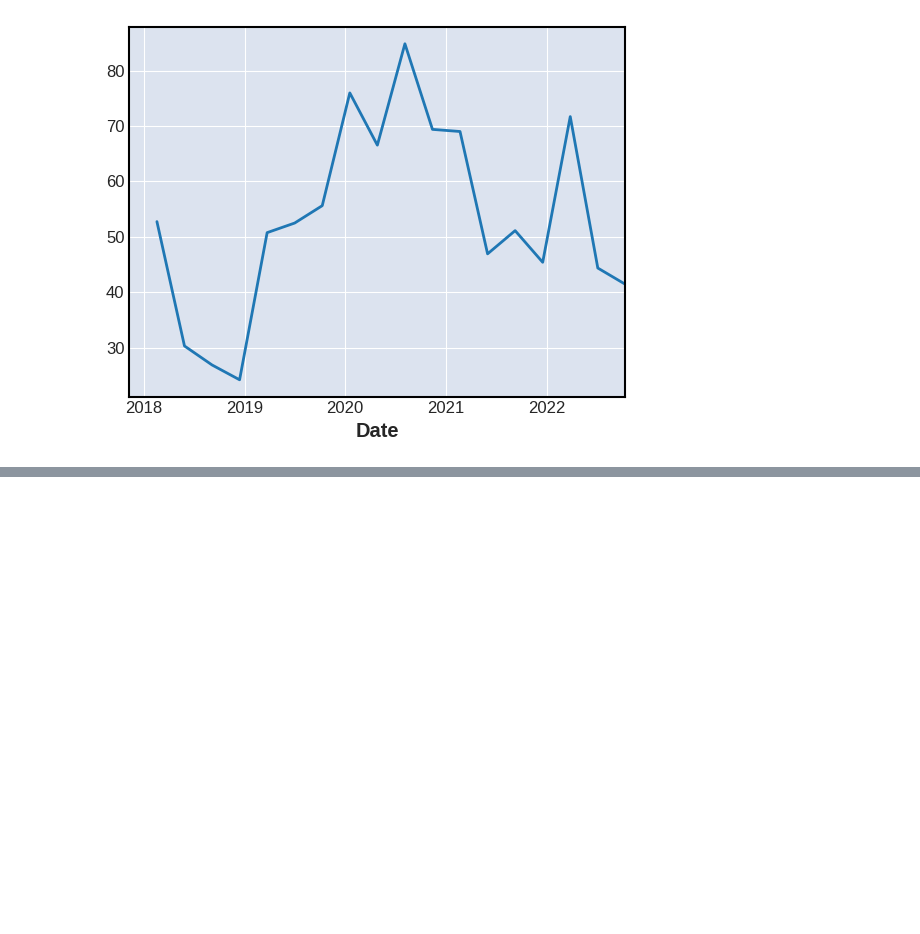
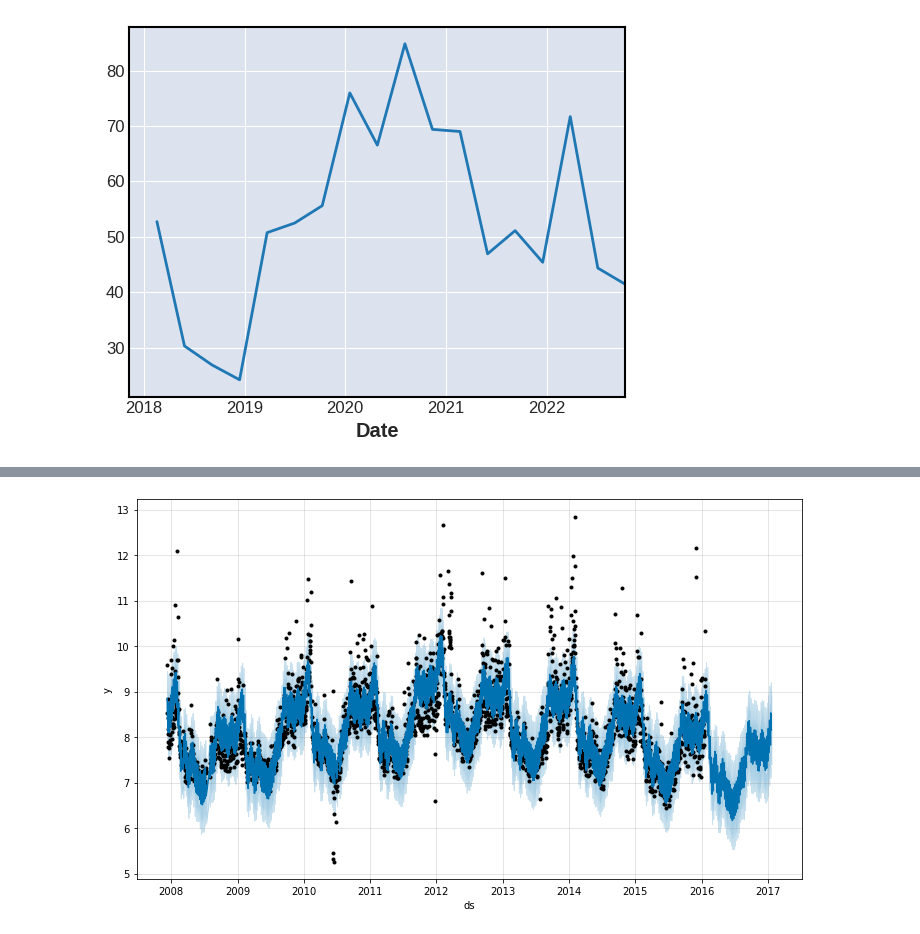
Before and after one commit to pattanps/ppm2-ML-AI-course, a Jupyter notebook: ppm2ml_finance.ipynb, the cells around one changed output, grey strips where cells are left out. Saved outputs shown, nothing was run; the diff lists cells and outputs as text; code cells hidden in the pictures; blank space fills up the shorter version.

```diff
--- a/ppm2ml_finance.ipynb
+++ b/ppm2ml_finance.ipynb
@@ -159,0 +183,6 @@ rsi[::100].plot()
+# %%
+import pandas as pd
+from prophet import Prophet
+
+df = pd.read_csv('https://raw.githubusercontent.com/facebook/prophet/main/examples/example_wp_log_peyton_manning.csv')
+df.tail()
@@ -159,0 +196,5 @@ rsi[::100].plot()
+# %%
+m = Prophet()
+m.fit(df)
+future = m.make_future_dataframe(periods=365)
+future.tail()
@@ -159,0 +210,3 @@ rsi[::100].plot()
+# %%
+forecast = m.predict(future)
+forecast[['ds', 'yhat', 'yhat_lower', 'yhat_upper']].tail()
@@ -159,0 +220,4 @@ rsi[::100].plot()
+# %%
+fig1 = m.plot(forecast)
+# %% [output]
+[figure, added]
```
Also changed, not shown: parts of 5 cells of this notebook.
